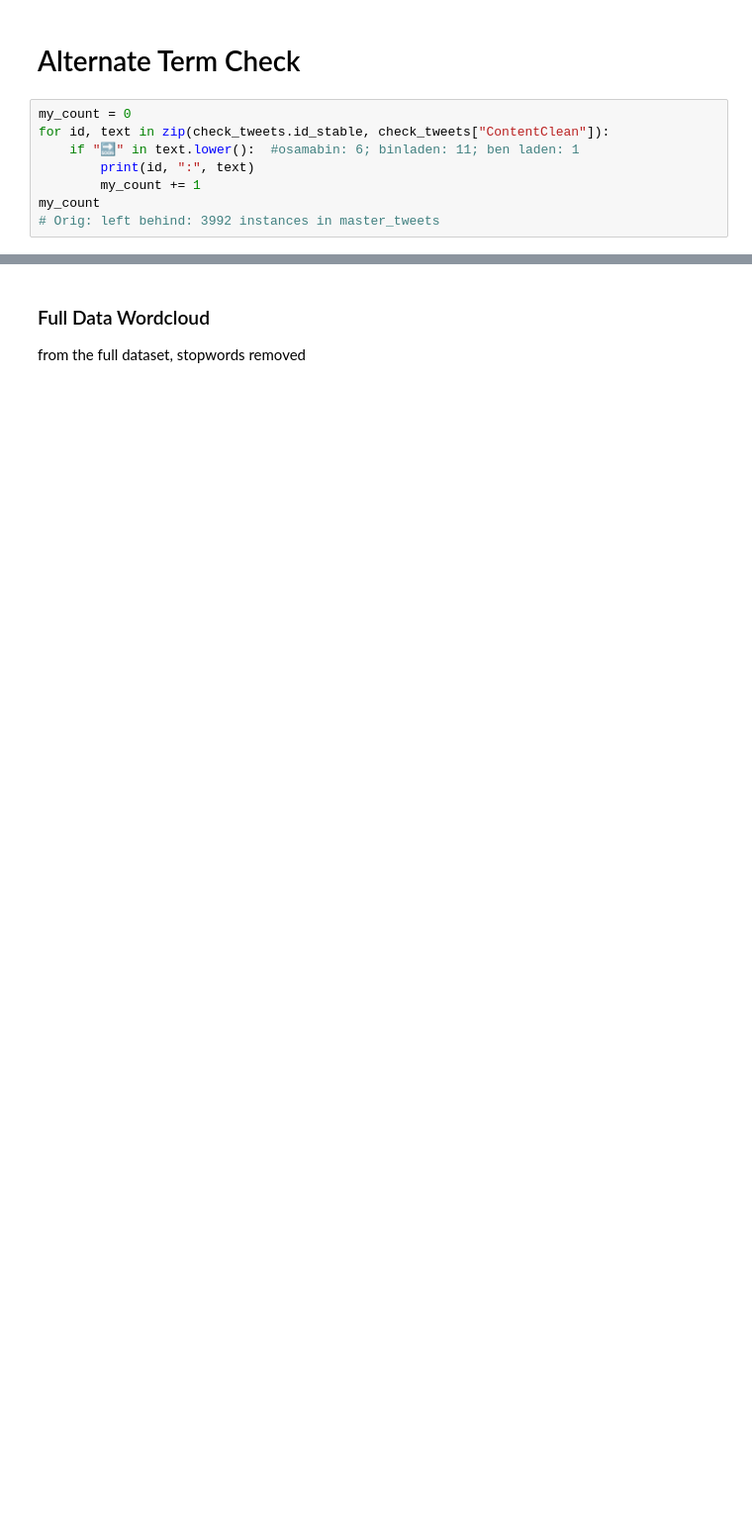
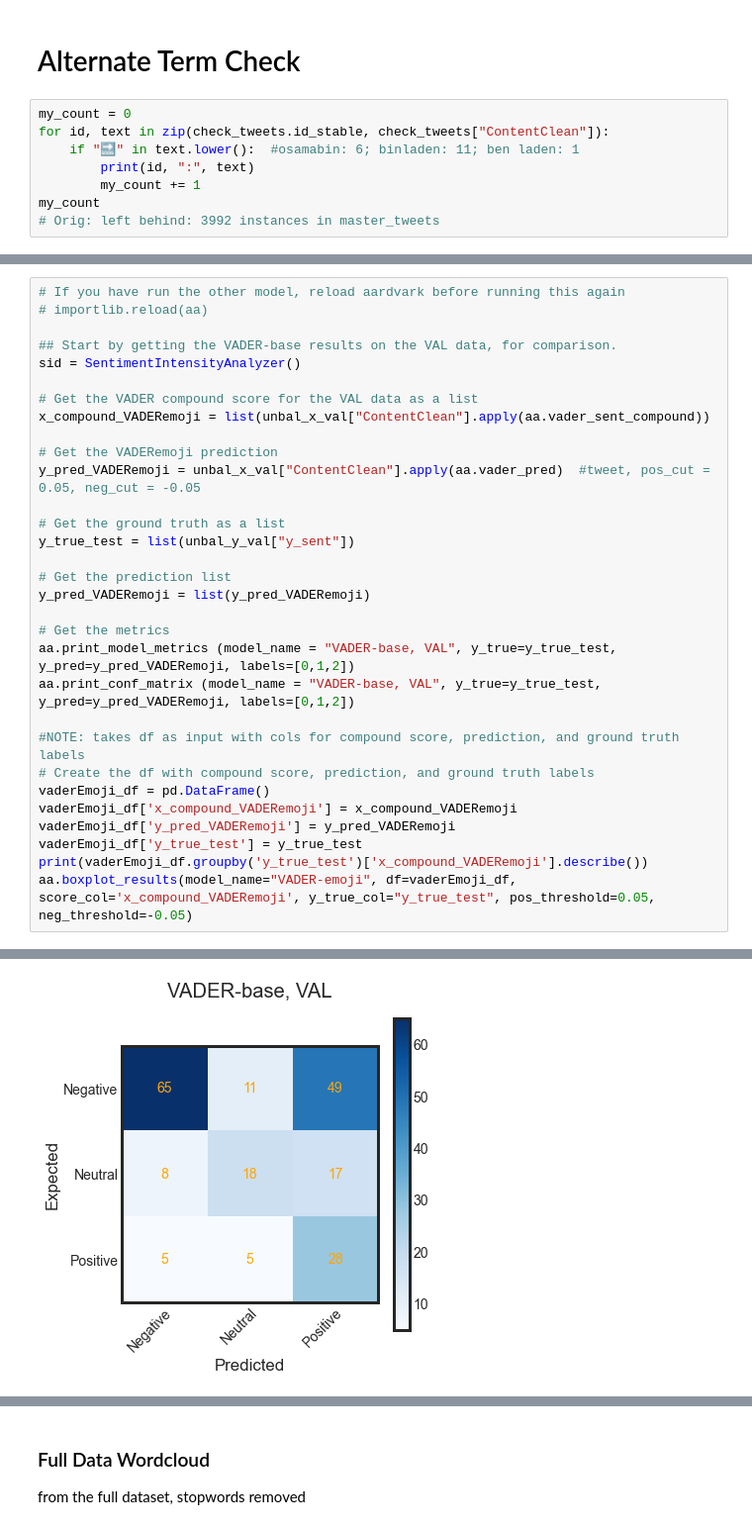
Before and after one commit to loopyQueen/RefugeeSentiment, a Jupyter notebook: vaderMod.ipynb, the cells around one changed output, grey strips where cells are left out. Shown at 99% size. Drawn from its saved outputs; the diff is of its cells as text; blank space fills up the shorter version.

```diff
--- a/vaderMod.ipynb
+++ b/vaderMod.ipynb
@@ -121,0 +104,32 @@ my_count
+# %%
+# If you have run the other model, reload aardvark before running this again
+# importlib.reload(aa)
+
+## Start by getting the VADER-base results on the VAL data, for comparison.
+sid = SentimentIntensityAnalyzer()
+
+# Get the VADER compound score for the VAL data as a list
+x_compound_VADERemoji = list(unbal_x_val["ContentClean"].apply(aa.vader_sent_compound))
+
+# Get the VADERemoji prediction
+y_pred_VADERemoji = unbal_x_val["ContentClean"].apply(aa.vader_pred)  #tweet, pos_cut = 0.05, neg_cut = -0.05
+
+# Get the ground truth as a list
+y_true_test = list(unbal_y_val["y_sent"])
+
+# Get the prediction list
+y_pred_VADERemoji = list(y_pred_VADERemoji)
+
+# Get the metrics
+aa.print_model_metrics (model_name = "VADER-base, VAL", y_true=y_true_test, y_pred=y_pred_VADERemoji, labels=[0,1,2])
+aa.print_conf_matrix (model_name = "VADER-base, VAL", y_true=y_true_test, y_pred=y_pred_VADERemoji, labels=[0,1,2])
+
+#NOTE: takes df as input with cols for compound score, prediction, and ground truth labels
+# Create the df with compound score, prediction, and ground truth labels
+vaderEmoji_df = pd.DataFrame()
+vaderEmoji_df['x_compound_VADERemoji'] = x_compound_VADERemoji
+vaderEmoji_df['y_pred_VADERemoji'] = y_pred_VADERemoji
+vaderEmoji_df['y_true_test'] = y_true_test
+print(vaderEmoji_df.groupby('y_true_test')['x_compound_VADERemoji'].describe())
+aa.boxplot_results(model_name="VADER-emoji", df=vaderEmoji_df, score_col='x_compound_VADERemoji', y_true_col="y_true_test", pos_threshold=0.05, neg_threshold=-0.05)
+# %% [output]
@@ -121,0 +153 @@ my_count
+[figure, added]
```
Also changed, not shown: parts of 43 cells of this notebook, 6 other files.
